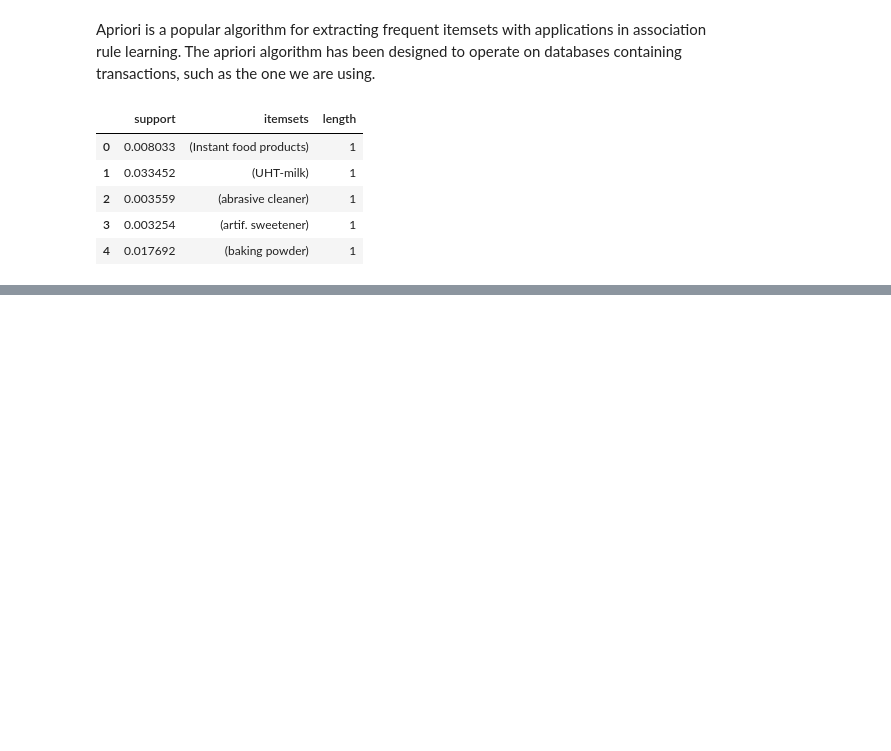
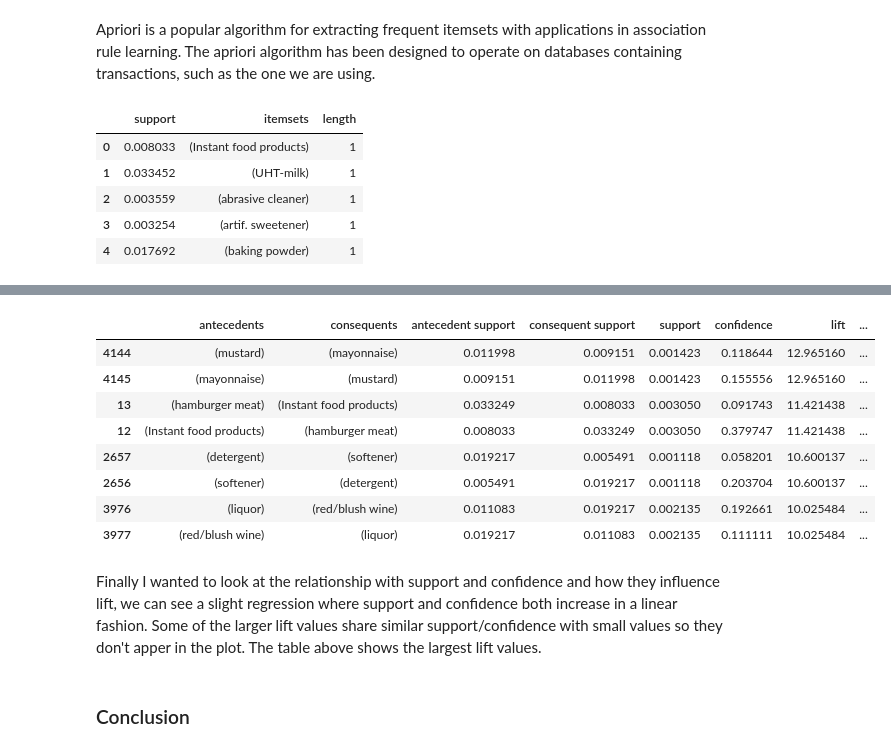
Before and after one commit to ksooklall/CUNY-SPS-Masters-DS, a Jupyter notebook: DATA_624/project/Recommender_system.ipynb, the cells around one changed output, grey strips where cells are left out. Cells and saved outputs as stored; diff of their text form; code cells hidden in the pictures; blank space fills up the shorter version.

```diff
--- a/DATA_624/project/Recommender_system.ipynb
+++ b/DATA_624/project/Recommender_system.ipynb
@@ -155,0 +231,16 @@ Text(0.5, 1.0, 'lift vs confidence')
+# %%
+rules[rules['lift'].gt(10)]
+# %% [output]
+|  | antecedents | consequents | antecedent support | consequent support | support | confidence | lift | ... |
+| 4144 | (mustard) | (mayonnaise) | 0.011998 | 0.009151 | 0.001423 | 0.118644 | 12.965160 | ... |
+| 4145 | (mayonnaise) | (mustard) | 0.009151 | 0.011998 | 0.001423 | 0.155556 | 12.965160 | ... |
+| 13 | (hamburger meat) | (Instant food products) | 0.033249 | 0.008033 | 0.003050 | 0.091743 | 11.421438 | ... |
+| 12 | (Instant food products) | (hamburger meat) | 0.008033 | 0.033249 | 0.003050 | 0.379747 | 11.421438 | ... |
+| 2657 | (detergent) | (softener) | 0.019217 | 0.005491 | 0.001118 | 0.058201 | 10.600137 | ... |
+| 2656 | (softener) | (detergent) | 0.005491 | 0.019217 | 0.001118 | 0.203704 | 10.600137 | ... |
+| 3976 | (liquor) | (red/blush wine) | 0.011083 | 0.019217 | 0.002135 | 0.192661 | 10.025484 | ... |
+| 3977 | (red/blush wine) | (liquor) | 0.019217 | 0.011083 | 0.002135 | 0.111111 | 10.025484 | ... |
+# %% [markdown]
+Finally I wanted to look at the relationship with support and confidence and how they influence lift, we can see a slight regression where support and confidence both increase in a linear fashion. Some of the larger lift values share similar support/confidence with small values so they don't apper in the plot. The table above shows the largest lift values.
+# %% [markdown]
+### Conclusion
```
Also changed, not shown: parts of 29 cells of this notebook, 4 other files.
